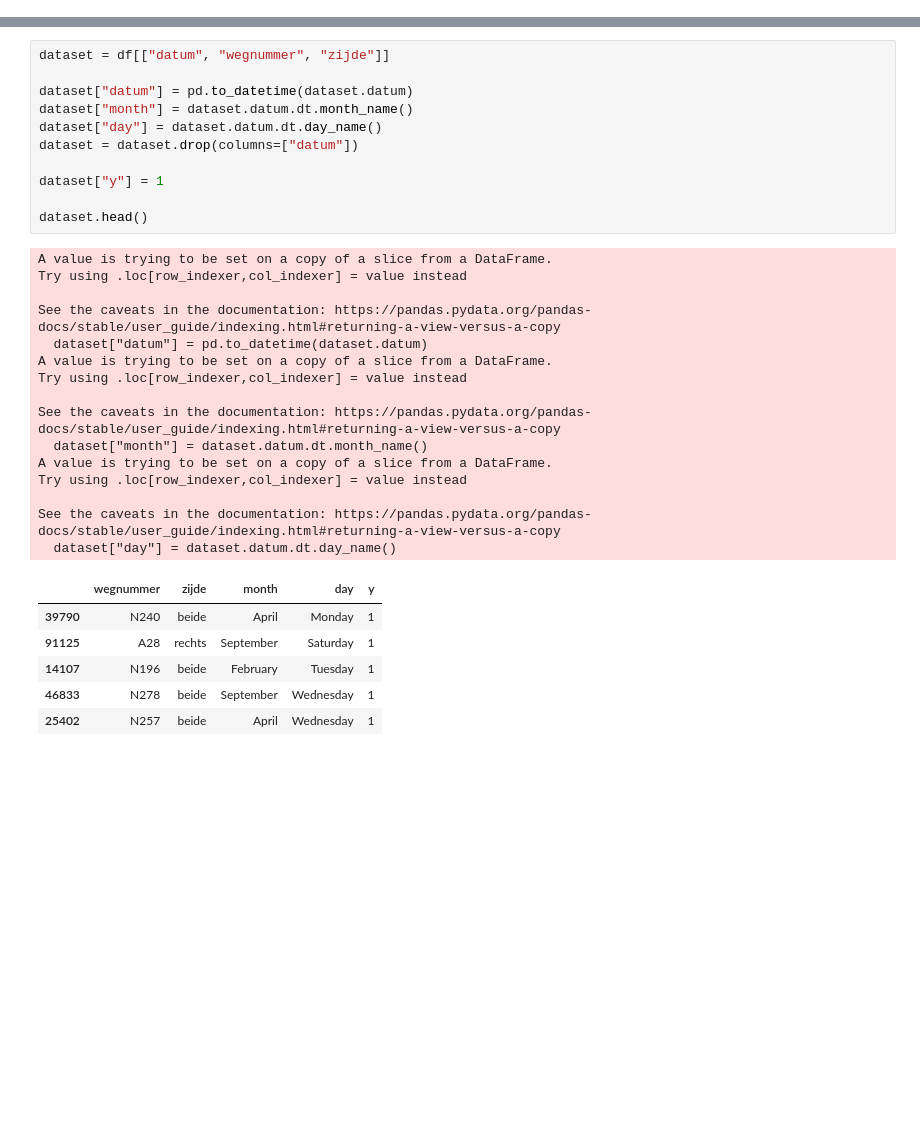
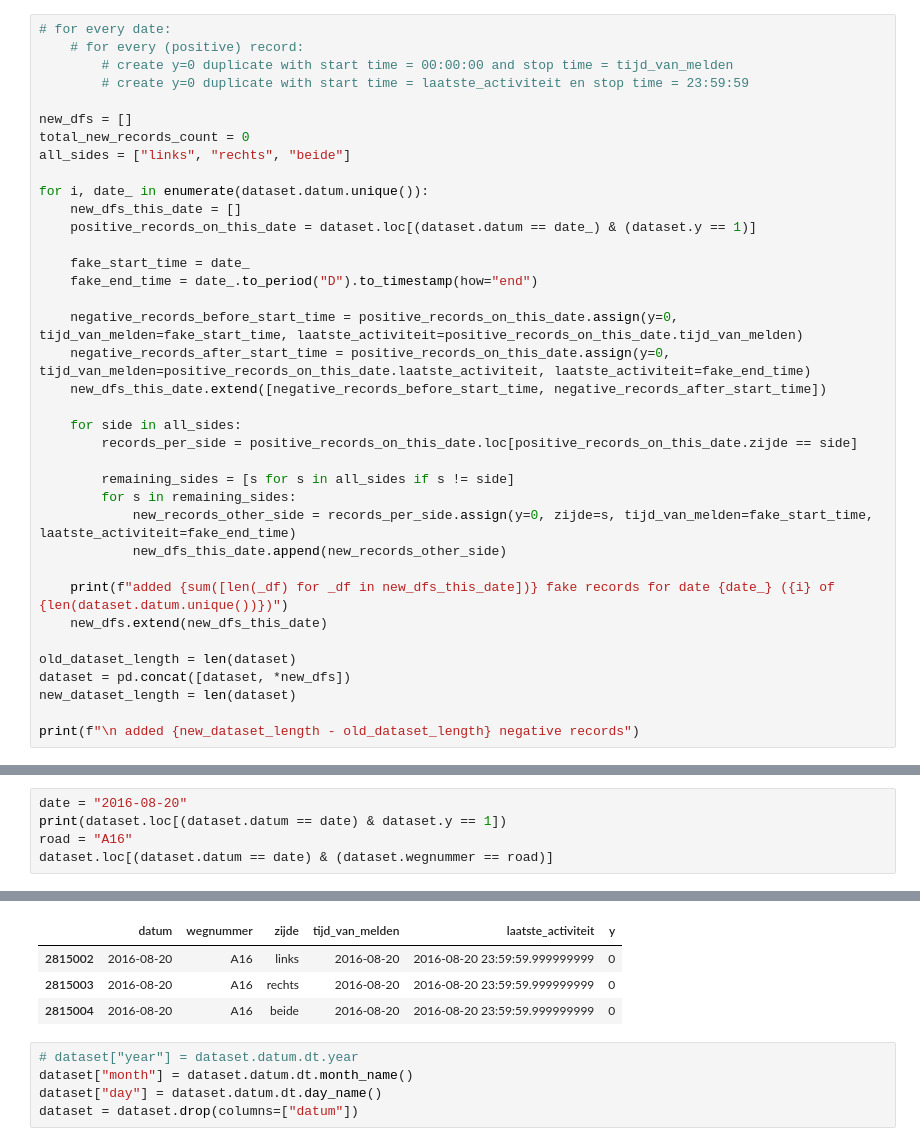
Before and after one commit to SimonVerhoek/flitsers, a Jupyter notebook: notebook/work/preparation.ipynb, the cells around one changed output, grey strips where cells are left out. Drawn from its saved outputs; the diff is of its cells as text; blank space fills up the shorter version.

```diff
--- a/notebook/work/preparation.ipynb
+++ b/notebook/work/preparation.ipynb
@@ -29,0 +113,37 @@ df.shape
+# %%
+# for every date:
+    # for every (positive) record:
+        # create y=0 duplicate with start time = 00:00:00 and stop time = tijd_van_melden
+        # create y=0 duplicate with start time = laatste_activiteit en stop time = 23:59:59
+
+new_dfs = []
+total_new_records_count = 0
+all_sides = ["links", "rechts", "beide"]
+
+for i, date_ in enumerate(dataset.datum.unique()):
+    new_dfs_this_date = []
+    positive_records_on_this_date = dataset.loc[(dataset.datum == date_) & (dataset.y == 1)]
+
+    fake_start_time = date_
+    fake_end_time = date_.to_period("D").to_timestamp(how="end")
+
+    negative_records_before_start_time = positive_records_on_this_date.assign(y=0, tijd_van_melden=fake_start_time, laatste_activiteit=positive_records_on_this_date.tijd_van_melden)
+    negative_records_after_start_time = positive_records_on_this_date.assign(y=0, tijd_van_melden=positive_records_on_this_date.laatste_activiteit, laatste_activiteit=fake_end_time)
+    new_dfs_this_date.extend([negative_records_before_start_time, negative_records_after_start_time])
+
+    for side in all_sides:
+        records_per_side = positive_records_on_this_date.loc[positive_records_on_this_date.zijde == side]
+
+        remaining_sides = [s for s in all_sides if s != side]
+        for s in remaining_sides:
+            new_records_other_side = records_per_side.assign(y=0, zijde=s, tijd_van_melden=fake_start_time, laatste_activiteit=fake_end_time)
+            new_dfs_this_date.append(new_records_other_side)
+
+    print(f"added {sum([len(_df) for _df in new_dfs_this_date])} fake records for date {date_} ({i} of {len(dataset.datum.unique())})")
+    new_dfs.extend(new_dfs_this_date)
+
+old_dataset_length = len(dataset)
+dataset = pd.concat([dataset, *new_dfs])
+new_dataset_length = len(dataset)
+
+print(f"\n added {new_dataset_length - old_dataset_length} negative records")
@@ -29,0 +168,6 @@ df.shape
+# %%
+date = "2016-08-20"
+print(dataset.loc[(dataset.datum == date) & dataset.y == 1])
+road = "A16"
+dataset.loc[(dataset.datum == date) & (dataset.wegnummer == road)]
+# %% [output]
@@ -30,33 +185,9 @@ df.shape
+|  | datum | wegnummer | zijde | tijd_van_melden | laatste_activiteit | y |
+| 2815002 | 2016-08-20 | A16 | links | 2016-08-20 | 2016-08-20 23:59:59.999999999 | 0 |
+| 2815003 | 2016-08-20 | A16 | rechts | 2016-08-20 | 2016-08-20 23:59:59.999999999 | 0 |
+| 2815004 | 2016-08-20 | A16 | beide | 2016-08-20 | 2016-08-20 23:59:59.999999999 | 0 |
 # %%
-dataset = df[["datum", "wegnummer", "zijde"]]
-
-dataset["datum"] = pd.to_datetime(dataset.datum)
+# dataset["year"] = dataset.datum.dt.year
 dataset["month"] = dataset.datum.dt.month_name()
 dataset["day"] = dataset.datum.dt.day_name()
 dataset = dataset.drop(columns=["datum"])
-
-dataset["y"] = 1
-
-dataset.head()
-# %% [output]
-A value is trying to be set on a copy of a slice from a DataFrame.
-Try using .loc[row_indexer,col_indexer] = value instead
-
-See the caveats in the documentation: https://pandas.pydata.org/pandas-docs/stable/user_guide/indexing.html#returning-a-view-versus-a-copy
-  dataset["datum"] = pd.to_datetime(dataset.datum)
-A value is trying to be set on a copy of a slice from a DataFrame.
-Try using .loc[row_indexer,col_indexer] = value instead
-
-See the caveats in the documentation: https://pandas.pydata.org/pandas-docs/stable/user_guide/indexing.html#returning-a-view-versus-a-copy
-  dataset["month"] = dataset.datum.dt.month_name()
-A value is trying to be set on a copy of a slice from a DataFrame.
-Try using .loc[row_indexer,col_indexer] = value instead
-
-See the caveats in the documentation: https://pandas.pydata.org/pandas-docs/stable/user_guide/indexing.html#returning-a-view-versus-a-copy
-  dataset["day"] = dataset.datum.dt.day_name()
-|  | wegnummer | zijde | month | day | y |
-| 39790 | N240 | beide | April | Monday | 1 |
-| 91125 | A28 | rechts | September | Saturday | 1 |
-| 14107 | N196 | beide | February | Tuesday | 1 |
-| 46833 | N278 | beide | September | Wednesday | 1 |
-| 25402 | N257 | beide | April | Wednesday | 1 |
```
Also changed, not shown: parts of 18 cells of this notebook, 12 other files.
